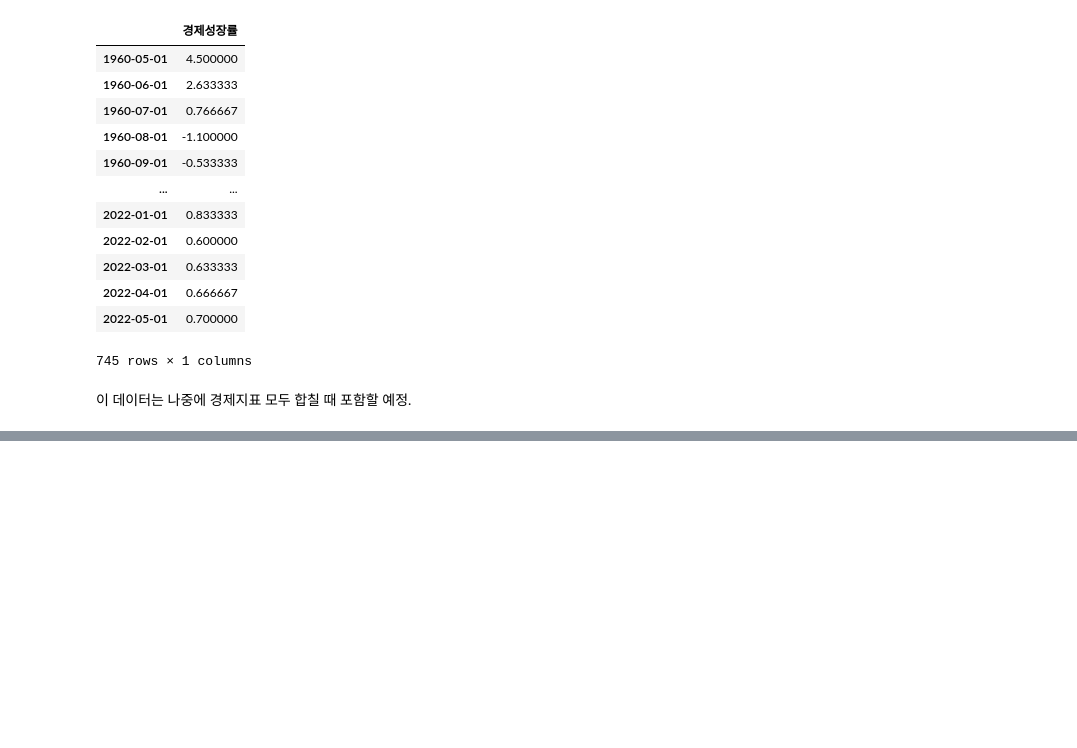
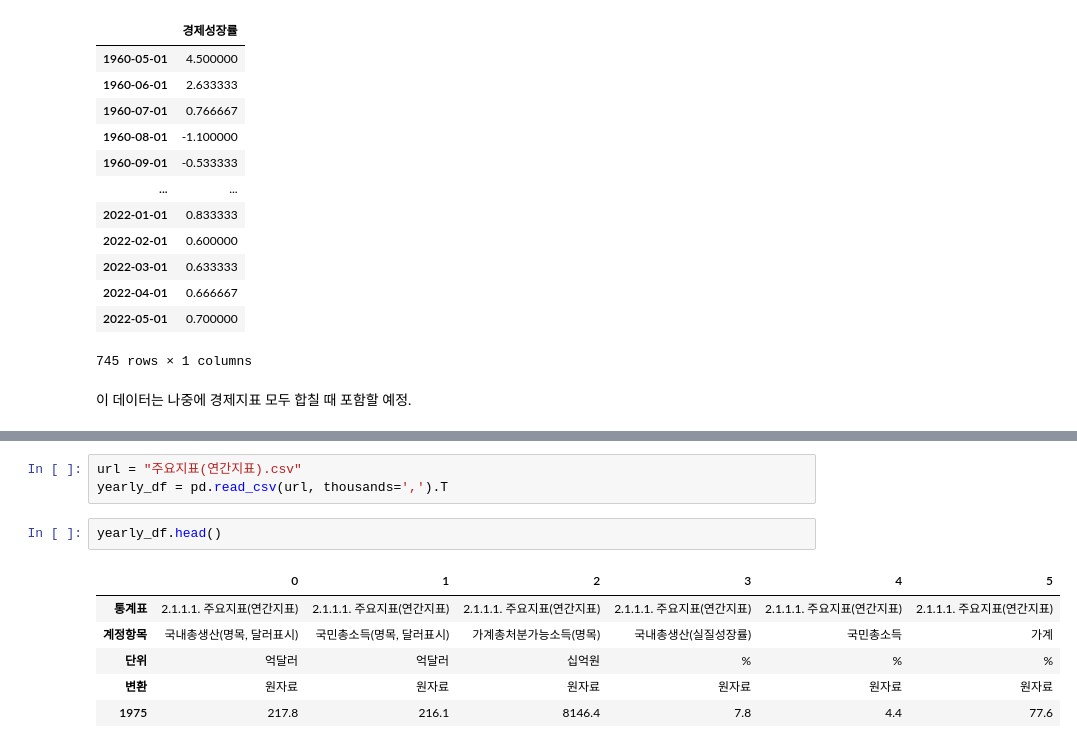
Before and after one commit to nan-park/section2_project, a Jupyter notebook: kor_data_preprocessing.ipynb, the cells around one changed output, grey strips where cells are left out. Cells and saved outputs as stored; diff of their text form; blank space fills up the shorter version.

```diff
--- a/kor_data_preprocessing.ipynb
+++ b/kor_data_preprocessing.ipynb
@@ -425,0 +437,12 @@ monthly_growth_rate
+# %%
+url = "주요지표(연간지표).csv"
+yearly_df = pd.read_csv(url, thousands=',').T
+# %%
+yearly_df.head()
+# %% [output]
+|  | 0 | 1 | 2 | 3 | 4 | 5 |
+| 통계표 | 2.1.1.1. 주요지표(연간지표) | 2.1.1.1. 주요지표(연간지표) | 2.1.1.1. 주요지표(연간지표) | 2.1.1.1. 주요지표(연간지표) | 2.1.1.1. 주요지표(연간지표) | 2.1.1.1. 주요지표(연간지표) |
+| 계정항목 | 국내총생산(명목, 달러표시) | 국민총소득(명목, 달러표시) | 가계총처분가능소득(명목) | 국내총생산(실질성장률) | 국민총소득 | 가계 |
+| 단위 | 억달러 | 억달러 | 십억원 | % | % | % |
+| 변환 | 원자료 | 원자료 | 원자료 | 원자료 | 원자료 | 원자료 |
+| 1975 | 217.8 | 216.1 | 8146.4 | 7.8 | 4.4 | 77.6 |
```
Also changed, not shown: parts of 13 cells of this notebook.
